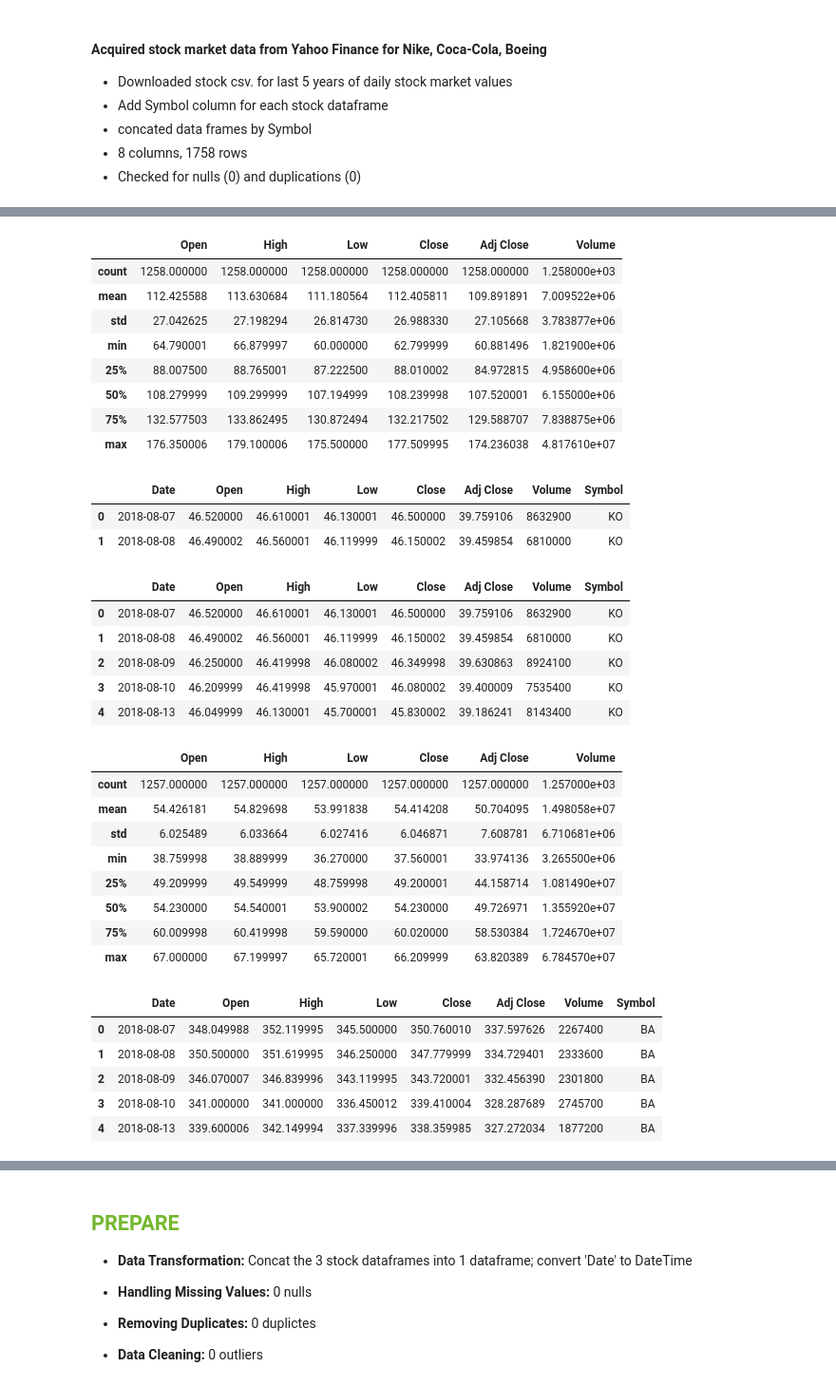
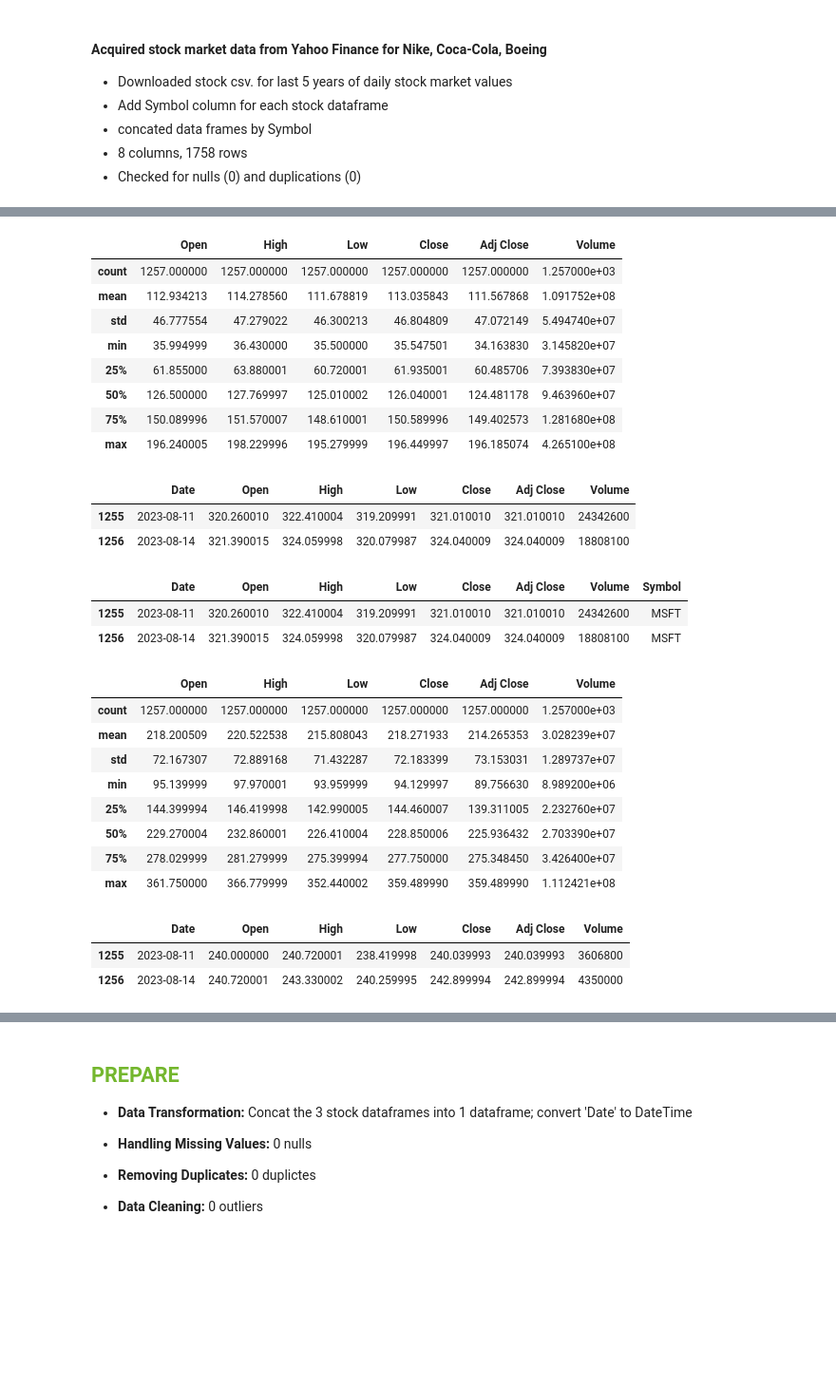
Before and after one commit to annie-carter/Time_series_Stock, a Jupyter notebook: explore_stocks.ipynb, the cells around one changed output, grey strips where cells are left out. Shown: that part at 95% size. Cells and saved outputs as stored; diff of their text form; code cells hidden in the pictures; blank space fills up the shorter version.

```diff
--- a/explore_stocks.ipynb
+++ b/explore_stocks.ipynb
@@ -47,14 +47,13 @@ warnings.filterwarnings("ignore")
 - 8 columns, 1758 rows
 - Checked for nulls (0) and duplications (0)
 # %%
-# def prep_stocks():
-#     '''
-# The below functions prepares Nike, Coca-Cola, Boeing
+# # def prep_stocks():
+#      '''
+# # The below functions prepares aaple, Microsoft, Visa and American Express
 #     '''
 # Save and read dataset csv from yahoo.finance.com
-df_nke = pd.read_csv('NKE.csv')
-# Read 'KO.csv' into another DataFrame
-df_ko = pd.read_csv('KO.csv')
-    # Read 'BA.csv' into another DataFrame
-df_ba = pd.read_csv('BA.csv')
+df_aapl = pd.read_csv('AAPL.csv')
+df_msft = pd.read_csv('MSFT.csv')
+df_v = pd.read_csv('V.csv')
+df_axp = pd.read_csv('AXP.csv')
 # %%
@@ -77,19 +73,19 @@ df_nke.head(5)
 # %%
-df_nke.describe()
+df_aapl.describe()
 # %% [output]
 |  | Open | High | Low | Close | Adj Close | Volume |
-| count | 1258.000000 | 1258.000000 | 1258.000000 | 1258.000000 | 1258.000000 | 1.258000e+03 |
-| mean | 112.425588 | 113.630684 | 111.180564 | 112.405811 | 109.891891 | 7.009522e+06 |
-| std | 27.042625 | 27.198294 | 26.814730 | 26.988330 | 27.105668 | 3.783877e+06 |
-| min | 64.790001 | 66.879997 | 60.000000 | 62.799999 | 60.881496 | 1.821900e+06 |
-| 25% | 88.007500 | 88.765001 | 87.222500 | 88.010002 | 84.972815 | 4.958600e+06 |
-| 50% | 108.279999 | 109.299999 | 107.194999 | 108.239998 | 107.520001 | 6.155000e+06 |
-| 75% | 132.577503 | 133.862495 | 130.872494 | 132.217502 | 129.588707 | 7.838875e+06 |
-| max | 176.350006 | 179.100006 | 175.500000 | 177.509995 | 174.236038 | 4.817610e+07 |
+| count | 1257.000000 | 1257.000000 | 1257.000000 | 1257.000000 | 1257.000000 | 1.257000e+03 |
+| mean | 112.934213 | 114.278560 | 111.678819 | 113.035843 | 111.567868 | 1.091752e+08 |
+| std | 46.777554 | 47.279022 | 46.300213 | 46.804809 | 47.072149 | 5.494740e+07 |
+| min | 35.994999 | 36.430000 | 35.500000 | 35.547501 | 34.163830 | 3.145820e+07 |
+| 25% | 61.855000 | 63.880001 | 60.720001 | 61.935001 | 60.485706 | 7.393830e+07 |
+| 50% | 126.500000 | 127.769997 | 125.010002 | 126.040001 | 124.481178 | 9.463960e+07 |
+| 75% | 150.089996 | 151.570007 | 148.610001 | 150.589996 | 149.402573 | 1.281680e+08 |
+| max | 196.240005 | 198.229996 | 195.279999 | 196.449997 | 196.185074 | 4.265100e+08 |
 # %%
-df_ko.head(2)
+df_msft.tail(2)
 # %% [output]
-|  | Date | Open | High | Low | Close | Adj Close | Volume | Symbol |
-| 0 | 2018-08-07 | 46.520000 | 46.610001 | 46.130001 | 46.500000 | 39.759106 | 8632900 | KO |
-| 1 | 2018-08-08 | 46.490002 | 46.560001 | 46.119999 | 46.150002 | 39.459854 | 6810000 | KO |
+|  | Date | Open | High | Low | Close | Adj Close | Volume |
+| 1255 | 2023-08-11 | 320.260010 | 322.410004 | 319.209991 | 321.010010 | 321.010010 | 24342600 |
+| 1256 | 2023-08-14 | 321.390015 | 324.059998 | 320.079987 | 324.040009 | 324.040009 | 18808100 |
 # %%
@@ -97,31 +93,25 @@ df_ko['Symbol'] = 'KO'
 # %%
-df_ko.head(5)
+df_msft.tail(2)
 # %% [output]
 |  | Date | Open | High | Low | Close | Adj Close | Volume | Symbol |
-| 0 | 2018-08-07 | 46.520000 | 46.610001 | 46.130001 | 46.500000 | 39.759106 | 8632900 | KO |
-| 1 | 2018-08-08 | 46.490002 | 46.560001 | 46.119999 | 46.150002 | 39.459854 | 6810000 | KO |
-| 2 | 2018-08-09 | 46.250000 | 46.419998 | 46.080002 | 46.349998 | 39.630863 | 8924100 | KO |
-| 3 | 2018-08-10 | 46.209999 | 46.419998 | 45.970001 | 46.080002 | 39.400009 | 7535400 | KO |
-| 4 | 2018-08-13 | 46.049999 | 46.130001 | 45.700001 | 45.830002 | 39.186241 | 8143400 | KO |
+| 1255 | 2023-08-11 | 320.260010 | 322.410004 | 319.209991 | 321.010010 | 321.010010 | 24342600 | MSFT |
+| 1256 | 2023-08-14 | 321.390015 | 324.059998 | 320.079987 | 324.040009 | 324.040009 | 18808100 | MSFT |
 # %%
-df_ko.describe()
+df_msft.describe()
 # %% [output]
 |  | Open | High | Low | Close | Adj Close | Volume |
 | count | 1257.000000 | 1257.000000 | 1257.000000 | 1257.000000 | 1257.000000 | 1.257000e+03 |
-| mean | 54.426181 | 54.829698 | 53.991838 | 54.414208 | 50.704095 | 1.498058e+07 |
-| std | 6.025489 | 6.033664 | 6.027416 | 6.046871 | 7.608781 | 6.710681e+06 |
-| min | 38.759998 | 38.889999 | 36.270000 | 37.560001 | 33.974136 | 3.265500e+06 |
-| 25% | 49.209999 | 49.549999 | 48.759998 | 49.200001 | 44.158714 | 1.081490e+07 |
-| 50% | 54.230000 | 54.540001 | 53.900002 | 54.230000 | 49.726971 | 1.355920e+07 |
-| 75% | 60.009998 | 60.419998 | 59.590000 | 60.020000 | 58.530384 | 1.724670e+07 |
-| max | 67.000000 | 67.199997 | 65.720001 | 66.209999 | 63.820389 | 6.784570e+07 |
+| mean | 218.200509 | 220.522538 | 215.808043 | 218.271933 | 214.265353 | 3.028239e+07 |
+| std | 72.167307 | 72.889168 | 71.432287 | 72.183399 | 73.153031 | 1.289737e+07 |
+| min | 95.139999 | 97.970001 | 93.959999 | 94.129997 | 89.756630 | 8.989200e+06 |
+| 25% | 144.399994 | 146.419998 | 142.990005 | 144.460007 | 139.311005 | 2.232760e+07 |
+| 50% | 229.270004 | 232.860001 | 226.410004 | 228.850006 | 225.936432 | 2.703390e+07 |
+| 75% | 278.029999 | 281.279999 | 275.399994 | 277.750000 | 275.348450 | 3.426400e+07 |
+| max | 361.750000 | 366.779999 | 352.440002 | 359.489990 | 359.489990 | 1.112421e+08 |
 # %%
-df_ba.head(5)
+df_v.tail(2)
 # %% [output]
-|  | Date | Open | High | Low | Close | Adj Close | Volume | Symbol |
-| 0 | 2018-08-07 | 348.049988 | 352.119995 | 345.500000 | 350.760010 | 337.597626 | 2267400 | BA |
-| 1 | 2018-08-08 | 350.500000 | 351.619995 | 346.250000 | 347.779999 | 334.729401 | 2333600 | BA |
-| 2 | 2018-08-09 | 346.070007 | 346.839996 | 343.119995 | 343.720001 | 332.456390 | 2301800 | BA |
-| 3 | 2018-08-10 | 341.000000 | 341.000000 | 336.450012 | 339.410004 | 328.287689 | 2745700 | BA |
-| 4 | 2018-08-13 | 339.600006 | 342.149994 | 337.339996 | 338.359985 | 327.272034 | 1877200 | BA |
+|  | Date | Open | High | Low | Close | Adj Close | Volume |
+| 1255 | 2023-08-11 | 240.000000 | 240.720001 | 238.419998 | 240.039993 | 240.039993 | 3606800 |
+| 1256 | 2023-08-14 | 240.720001 | 243.330002 | 240.259995 | 242.899994 | 242.899994 | 4350000 |
 # %%
```
Also changed, not shown: parts of 52 cells of this notebook.
